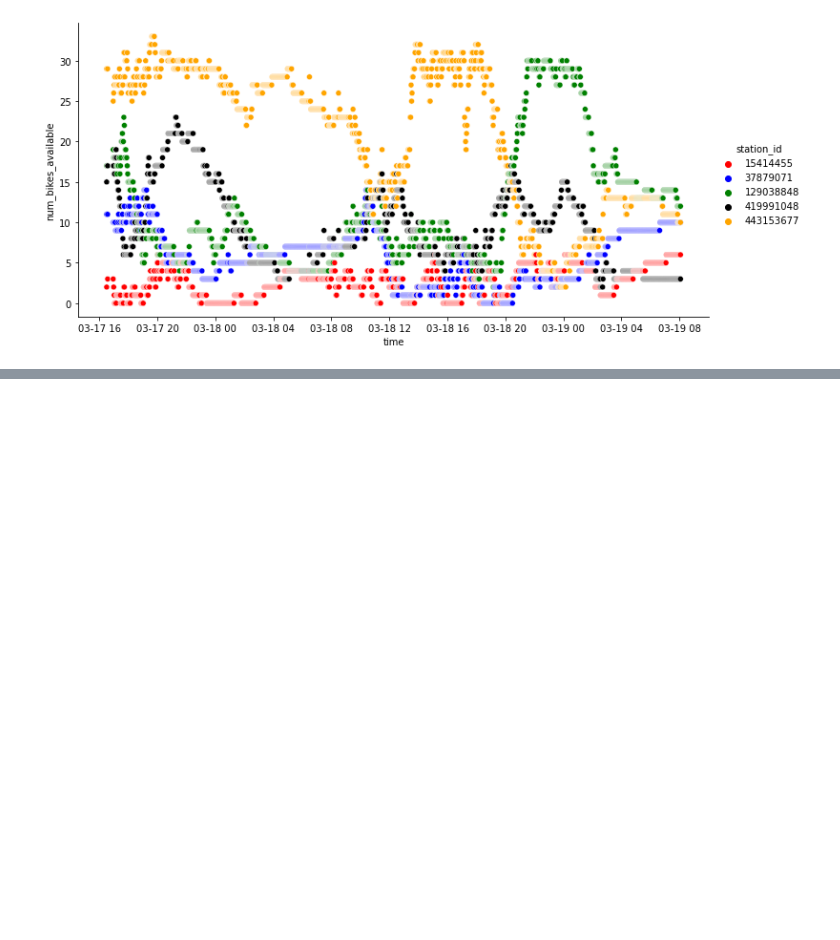
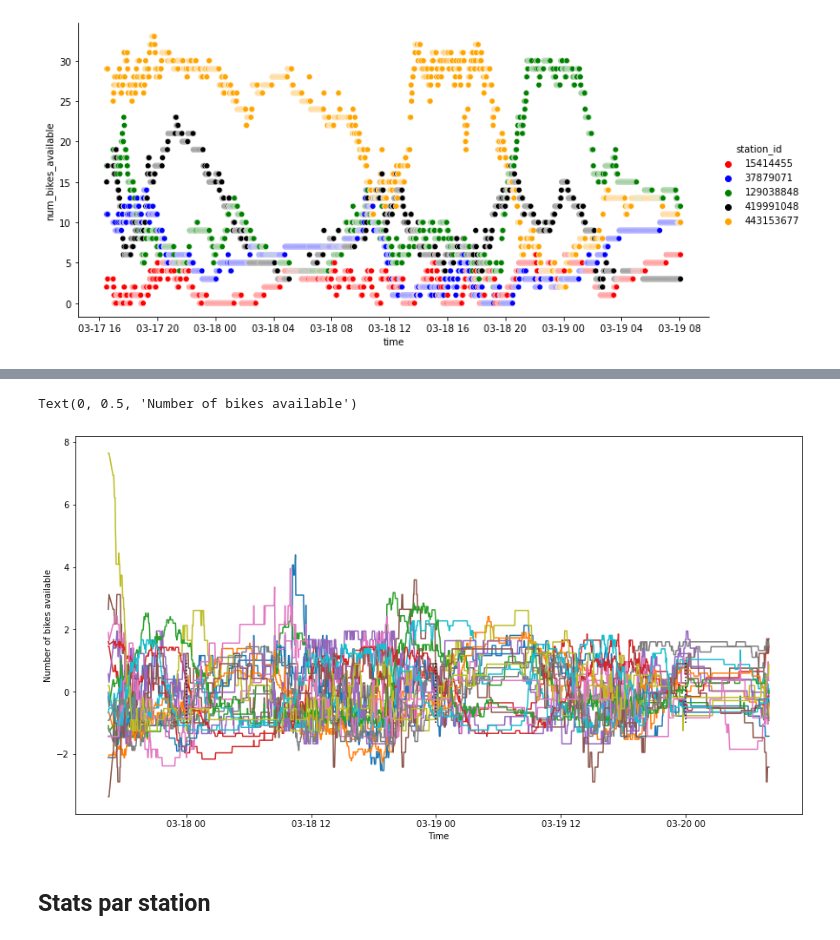
Before and after one commit to OFloyd/formation_greta, a Jupyter notebook: projet/premiere_analyse.ipynb, the cells around one changed output, grey strips where cells are left out. Drawn from its saved outputs; the diff is of its cells as text; code cells hidden in the pictures; blank space fills up the shorter version.

```diff
--- a/projet/premiere_analyse.ipynb
+++ b/projet/premiere_analyse.ipynb
@@ -160,0 +231,21 @@ Pour ce petit échantillon, on voit bien des oscillations au cours du temps, mai
+# %%
+plt.figure(figsize=(15,8))
+for station in station_red:
+    df_temp=df_red[ df_red['station_id'] == station]
+    plt.plot(df_temp.time,
+             (df_temp.num_bikes_available-df_temp.num_bikes_available.mean())/df_temp.num_bikes_available.std())
+
+y_day_delim=[-1,1]
+x_day_delim1=[datetime.datetime(2023,3,18),datetime.datetime(2023,3,18)]
+x_day_delim2=[datetime.datetime(2023,3,19),datetime.datetime(2023,3,19)]
+x_day_delim3=[datetime.datetime(2023,3,20),datetime.datetime(2023,3,20)]
+plt.plot(x_day_delim1, y_day_delim, color='black', linestyle='dotted')
+plt.plot(x_day_delim2, y_day_delim, color='black', linestyle='dotted')
+plt.plot(x_day_delim3, y_day_delim, color='black', linestyle='dotted')
+plt.xlabel('Time')
+plt.ylabel('Number of bikes available')
+# %% [output]
+Text(0, 0.5, 'Number of bikes available')
+[figure, added]
+# %% [markdown]
+## Stats par station
```
Also changed, not shown: parts of 21 cells of this notebook.
